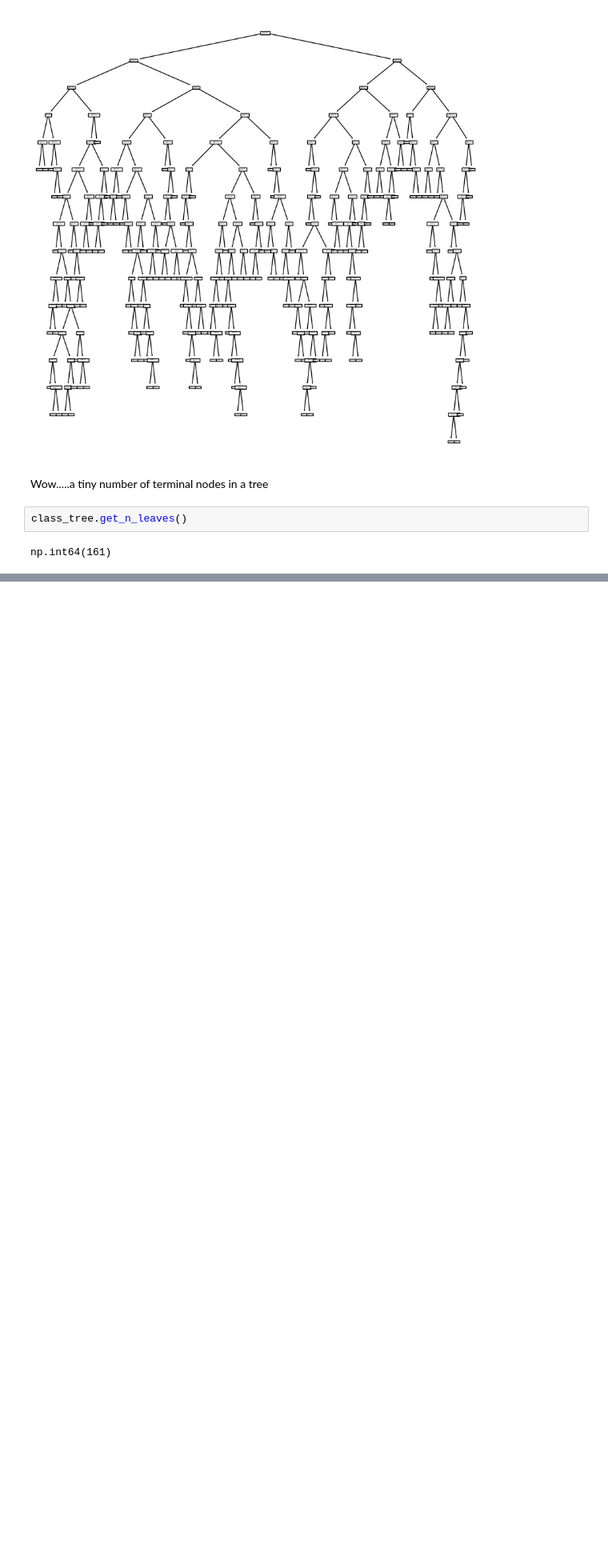
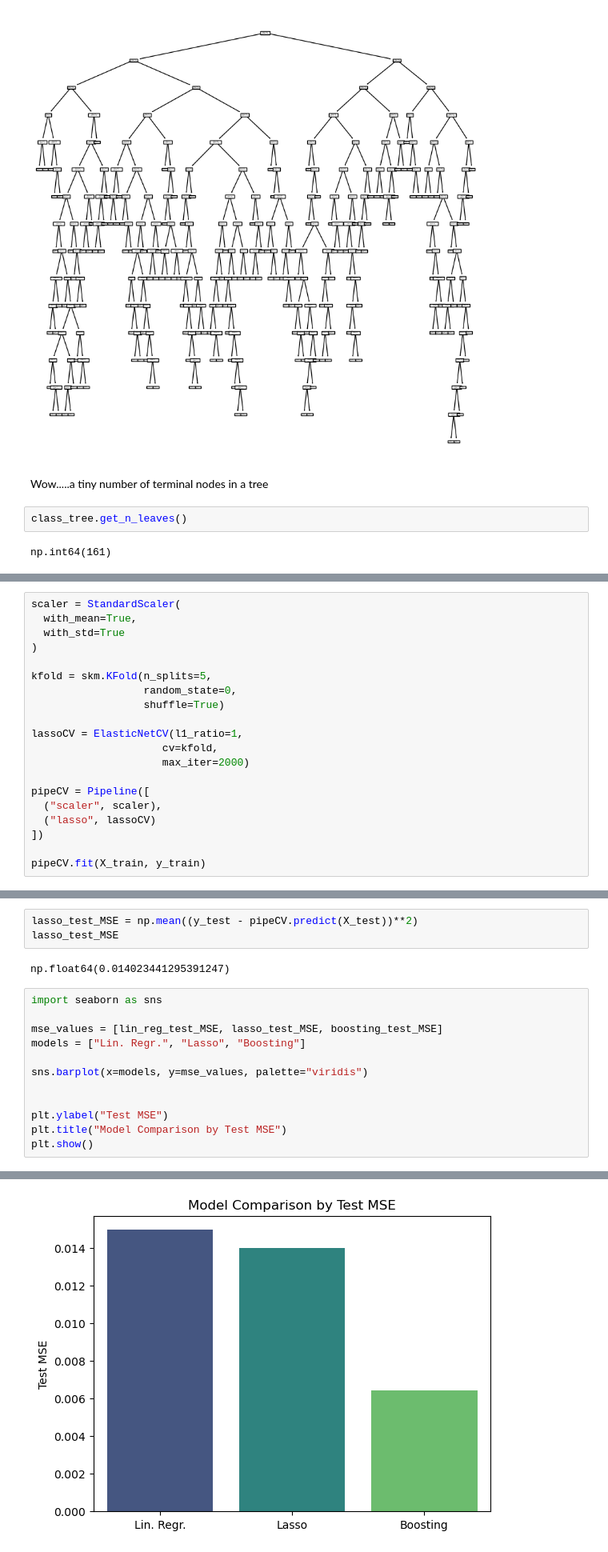
Before and after one commit to kolyakr/ISLP, a Jupyter notebook: 8_tree-based_methods/exercises.ipynb, the cells around one changed output, grey strips where cells are left out. Shown at 80% size. Cells and saved outputs as stored; diff of their text form; blank space fills up the shorter version.

```diff
--- a/8_tree-based_methods/exercises.ipynb
+++ b/8_tree-based_methods/exercises.ipynb
@@ -510,0 +822,20 @@ np.int64(161)
+# %%
+scaler = StandardScaler(
+  with_mean=True,
+  with_std=True
+)
+
+kfold = skm.KFold(n_splits=5,
+                  random_state=0,
+                  shuffle=True)
+
+lassoCV = ElasticNetCV(l1_ratio=1,
+                     cv=kfold,
+                     max_iter=2000)
+
+pipeCV = Pipeline([
+  ("scaler", scaler),
+  ("lasso", lassoCV)
+])
+
+pipeCV.fit(X_train, y_train)
@@ -510,0 +858,18 @@ np.int64(161)
+# %%
+lasso_test_MSE = np.mean((y_test - pipeCV.predict(X_test))**2)
+lasso_test_MSE
+# %% [output]
+np.float64(0.014023441295391247)
+# %%
+import seaborn as sns
+
+mse_values = [lin_reg_test_MSE, lasso_test_MSE, boosting_test_MSE]
+models = ["Lin. Regr.", "Lasso", "Boosting"]
+
+sns.barplot(x=models, y=mse_values, palette="viridis")
+
+
+plt.ylabel("Test MSE")
+plt.title("Model Comparison by Test MSE")
+plt.show()
+# %% [output]
@@ -510,0 +879 @@ np.int64(161)
+[figure, added]
```
Also changed, not shown: parts of 79 cells of this notebook, 1 other file.
